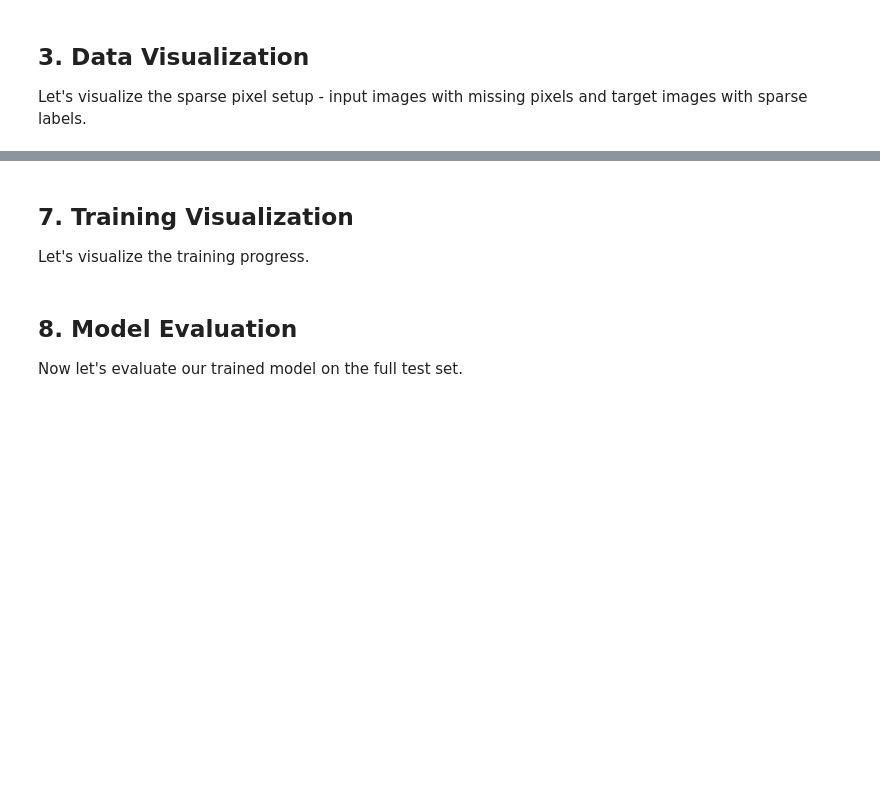
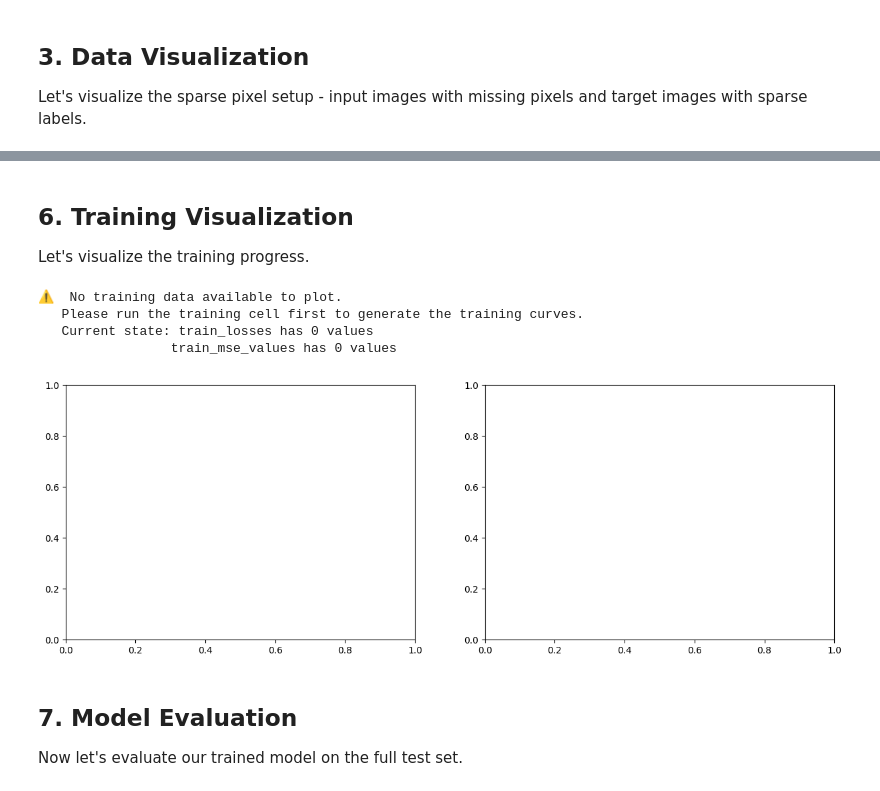
Before and after one commit to mgironamata/FL4HMA, a Jupyter notebook: examples/cifar10_sparse_demo.ipynb, the cells around one changed output, grey strips where cells are left out. Drawn from its saved outputs; the diff is of its cells as text; code cells hidden in the pictures; blank space fills up the shorter version.

```diff
--- a/examples/cifar10_sparse_demo.ipynb
+++ b/examples/cifar10_sparse_demo.ipynb
@@ -320,37 +374,51 @@ print("\nTraining completed!")
 # %% [markdown]
-## 7. Training Visualization
+## 6. Training Visualization
 
 Let's visualize the training progress.
 # %%
-# Plot training curves
+# Plot training curves for sparse pixel training
 fig, (ax1, ax2) = plt.subplots(1, 2, figsize=(15, 5))
 
-# Loss curve
-epochs = range(1, num_epochs + 1)
-ax1.plot(epochs, train_losses, 'b-o', linewidth=2, markersize=6)
-ax1.set_title('Training Loss', fontsize=14, fontweight='bold')
-ax1.set_xlabel('Epoch')
-ax1.set_ylabel('Average Loss')
-ax1.grid(True, alpha=0.3)
+# Check if we have training data to plot
+if len(train_losses) > 0 and len(train_mse_values) > 0:
+    # Loss curve
+    epochs = range(1, len(train_losses) + 1)
+    ax1.plot(epochs, train_losses, 'b-o', linewidth=2, markersize=6)
+    ax1.set_title('Sparse Pixel Training Loss', fontsize=14, fontweight='bold')
+    ax1.set_xlabel('Epoch')
+    ax1.set_ylabel('Loss')
+    ax1.grid(True, alpha=0.3)
 
-# Accuracy curve
-ax2.plot(epochs, train_accuracies, 'g-o', linewidth=2, markersize=6)
-ax2.set_title('Training Accuracy (on labeled data)', fontsize=14, fontweight='bold')
-ax2.set_xlabel('Epoch')
-ax2.set_ylabel('Accuracy (%)')
-ax2.grid(True, alpha=0.3)
+    # MSE curve (better metric for regression)
+    ax2.plot(epochs, train_mse_values, 'r-o', linewidth=2, markersize=6)
+    ax2.set_title('Training MSE (on labeled pixels)', fontsize=14, fontweight='bold')
+    ax2.set_xlabel('Epoch')
+    ax2.set_ylabel('MSE')
+    ax2.grid(True, alpha=0.3)
 
-plt.tight_layout()
-plt.show()
+    plt.tight_layout()
+    plt.show()
 
-# Print final training stats
-print(f"\nFinal Training Statistics:")
-print(f"  Final Loss: {train_losses[-1]:.4f}")
-print(f"  Final Training Accuracy: {train_accuracies[-1]:.2f}%")
-print(f"  Total labeled samples used per epoch: {labeled_samples_per_epoch[-1]}")
-print(f"  Utilization of available labeled data: {labeled_samples_per_epoch[-1]/total_labeled*100:.1f}%")
+    # Print final training stats
+    print(f"\nFinal Sparse Pixel Training Statistics:")
+    print(f"  Final Loss: {train_losses[-1]:.4f}")
+    print(f"  Final MSE: {train_mse_values[-1]:.6f}")
+    print(f"  Final RMSE: {np.sqrt(train_mse_values[-1]):.6f}")
+    print(f"  Total labeled pixels processed in last epoch: {int(total_labeled_pixels_per_epoch[-1]):,}")
+    print(f"  Training completed for {len(train_losses)} epochs")
+else:
+    print("⚠️  No training data available to plot.")
+    print("   Please run the training cell first to generate the training curves.")
+    print(f"   Current state: train_losses has {len(train_losses)} values")
+    print(f"                 train_mse_values has {len(train_mse_values)} values")
+# %% [output]
+⚠️  No training data available to plot.
+   Please run the training cell first to generate the training curves.
+   Current state: train_losses has 0 values
+                 train_mse_values has 0 values
+[figure, added]
 # %% [markdown]
-## 8. Model Evaluation
+## 7. Model Evaluation
 
 Now let's evaluate our trained model on the full test set.
 # %%
```
Also changed, not shown: parts of 18 cells of this notebook, 1 other file.
